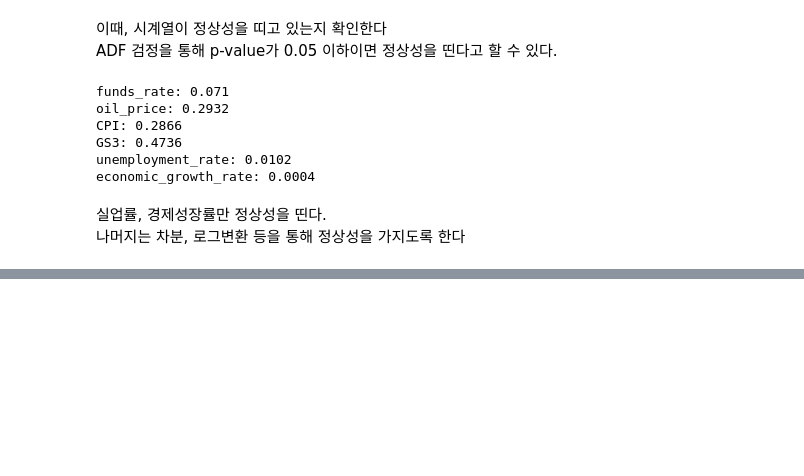
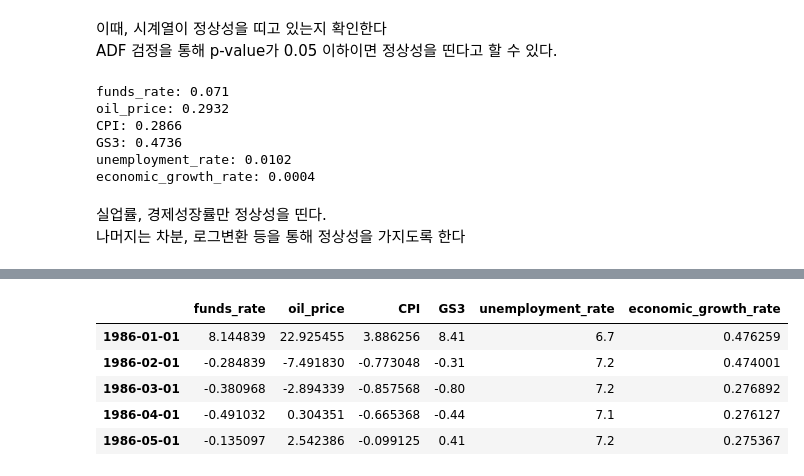
Before and after one commit to nan-park/section2_project, a Jupyter notebook: us_data_analysis.ipynb, the cells around one changed output, grey strips where cells are left out. Drawn from its saved outputs; the diff is of its cells as text; code cells hidden in the pictures; blank space fills up the shorter version.

```diff
--- a/us_data_analysis.ipynb
+++ b/us_data_analysis.ipynb
@@ -64,0 +60,22 @@ Index(['funds_rate', 'oil_price', 'CPI', 'GS3', 'unemployment_rate',
+# %%
+df_stat = df.copy() # 정상성 띠는 데이터(stationary)
+# %%
+# 차분
+date_index = df.index
+i_cols = [0, 1, 2, 3] # 변환해야 하는 컬럼 인덱스
+# %%
+for i in range(len(date_index)):
+  if i != 0:  # i==0일 때는 따로 처리
+    present = df.iloc[i, i_cols]  # 주의. df_stat이면 안 됨
+    past = df.iloc[i-1, i_cols]
+    temp = present - past # 변화량
+    df_stat.iloc[i, i_cols] = temp
+# %%
+df_stat.head()
+# %% [output]
+|  | funds_rate | oil_price | CPI | GS3 | unemployment_rate | economic_growth_rate |
+| 1986-01-01 | 8.144839 | 22.925455 | 3.886256 | 8.41 | 6.7 | 0.476259 |
+| 1986-02-01 | -0.284839 | -7.491830 | -0.773048 | -0.31 | 7.2 | 0.474001 |
+| 1986-03-01 | -0.380968 | -2.894339 | -0.857568 | -0.80 | 7.2 | 0.276892 |
+| 1986-04-01 | -0.491032 | 0.304351 | -0.665368 | -0.44 | 7.1 | 0.276127 |
+| 1986-05-01 | -0.135097 | 2.542386 | -0.099125 | 0.41 | 7.2 | 0.275367 |
```
Also changed, not shown: parts of 6 cells of this notebook.
